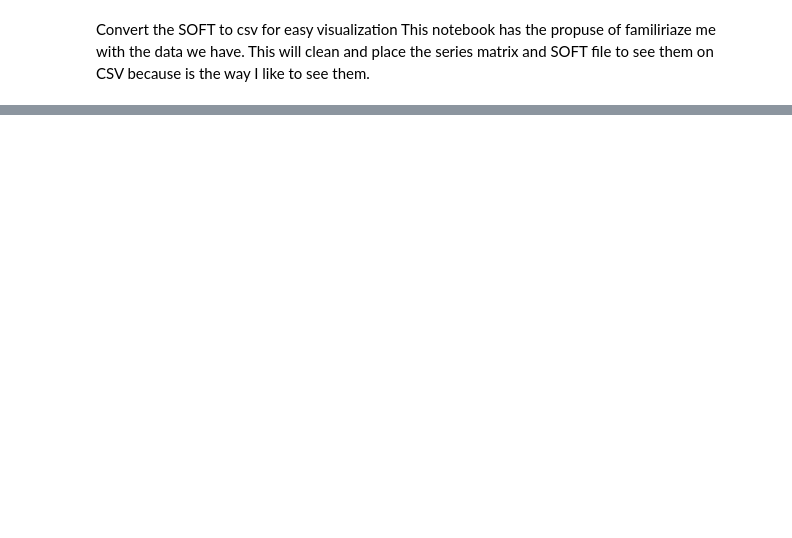
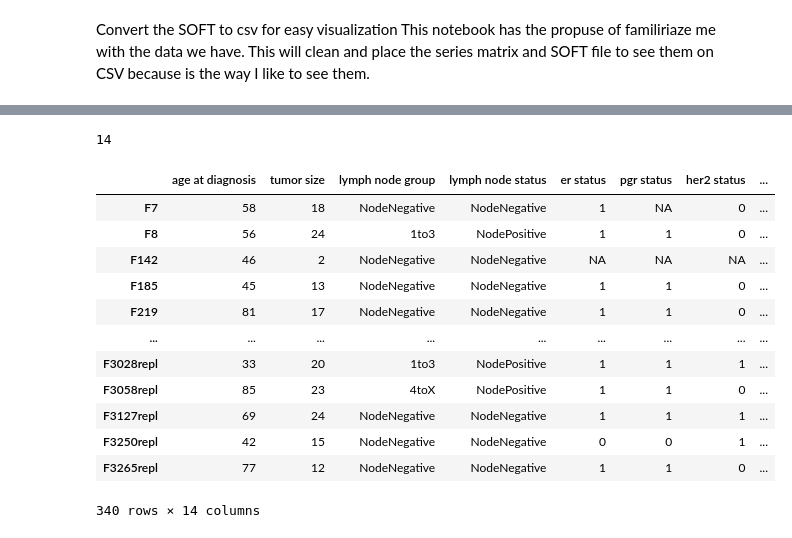
Before and after one commit to GuerreroVazquez/rnaseq-breast-cancer-ai, a Jupyter notebook: notebooks/Cleaning_metadata.ipynb, the cells around one changed output, grey strips where cells are left out. Drawn from its saved outputs; the diff is of its cells as text; code cells hidden in the pictures; blank space fills up the shorter version.

```diff
--- a/notebooks/Cleaning_metadata.ipynb
+++ b/notebooks/Cleaning_metadata.ipynb
@@ -216,0 +280,35 @@ matrix_file = "GSE96058-GPL11154_series_matrix.txt"  # Replace with your file pa
+# %%
+show_columns= [ 'age at diagnosis',
+ 'tumor size',
+ 'lymph node group',
+ 'lymph node status',
+ 'er status',
+ 'pgr status',
+ 'her2 status',
+ 'ki67 status',
+ 'nhg',
+ 'pam50 subtype',
+ 'overall survival days',
+ 'overall survival event',
+ 'endocrine treated',
+ 'chemo treated']
+# %%
+len(show_columns)
+# %% [output]
+14
+# %%
+expression_df[show_columns]
+# %% [output]
+|  | age at diagnosis | tumor size | lymph node group | lymph node status | er status | pgr status | her2 status | ... |
+| F7 | 58 | 18 | NodeNegative | NodeNegative | 1 | NA | 0 | ... |
+| F8 | 56 | 24 | 1to3 | NodePositive | 1 | 1 | 0 | ... |
+| F142 | 46 | 2 | NodeNegative | NodeNegative | NA | NA | NA | ... |
+| F185 | 45 | 13 | NodeNegative | NodeNegative | 1 | 1 | 0 | ... |
+| F219 | 81 | 17 | NodeNegative | NodeNegative | 1 | 1 | 0 | ... |
+| ... | ... | ... | ... | ... | ... | ... | ... | ... |
+| F3028repl | 33 | 20 | 1to3 | NodePositive | 1 | 1 | 1 | ... |
+| F3058repl | 85 | 23 | 4toX | NodePositive | 1 | 1 | 0 | ... |
+| F3127repl | 69 | 24 | NodeNegative | NodeNegative | 1 | 1 | 1 | ... |
+| F3250repl | 42 | 15 | NodeNegative | NodeNegative | 0 | 0 | 1 | ... |
+| F3265repl | 77 | 12 | NodeNegative | NodeNegative | 1 | 1 | 0 | ... |
+340 rows × 14 columns
```
Also changed, not shown: parts of 14 cells of this notebook, 5 other files.
